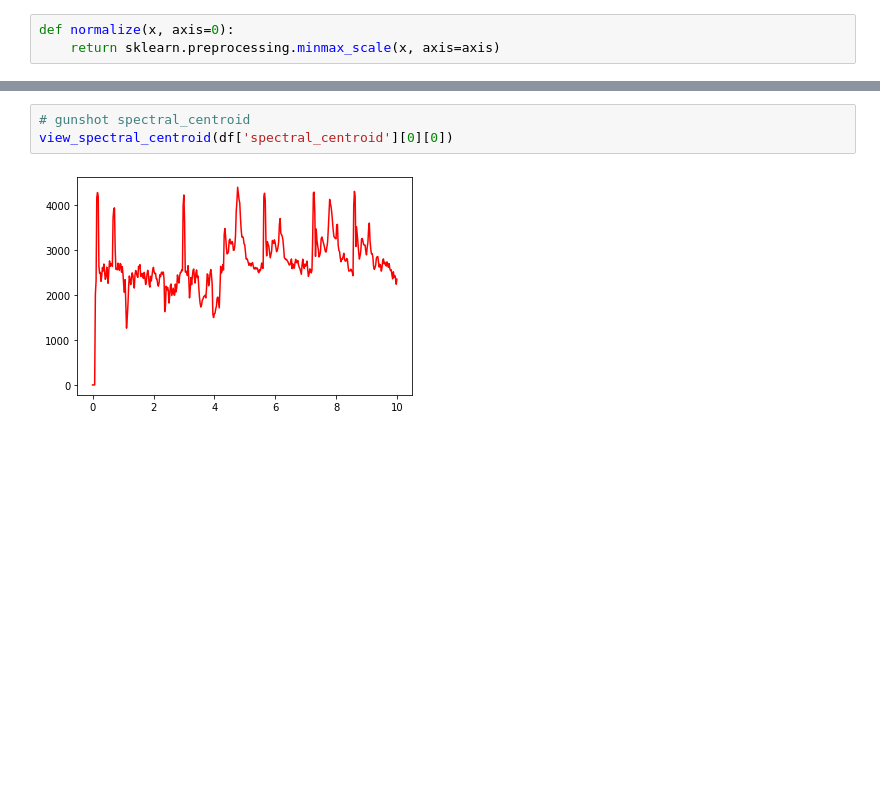
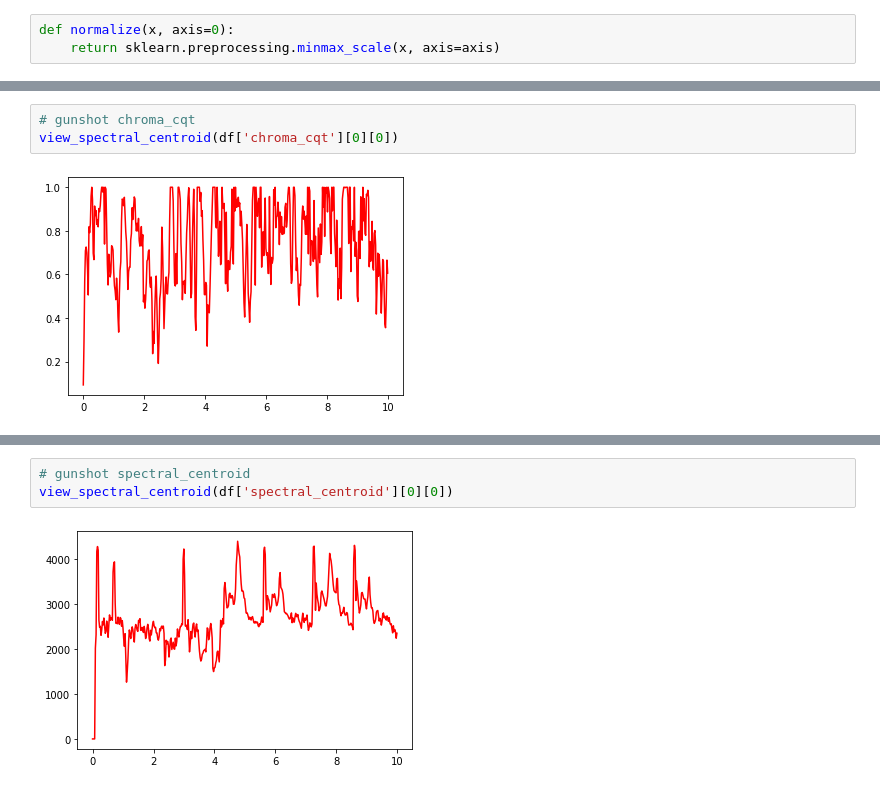
Before and after one commit to googleinterns/activity-recognition, a Jupyter notebook: location/lbs/activity/audioset/training/visualize_features.ipynb, the cells around one changed output, grey strips where cells are left out. Drawn from its saved outputs; the diff is of its cells as text; blank space fills up the shorter version.

```diff
--- a/location/lbs/activity/audioset/training/visualize_features.ipynb
+++ b/location/lbs/activity/audioset/training/visualize_features.ipynb
@@ -107,0 +123,5 @@ def view_spectral_centroid(feature):
+# %%
+# gunshot chroma_cqt
+view_spectral_centroid(df['chroma_cqt'][0][0])
+# %% [output]
+[figure, added]
```
Also changed, not shown: parts of 29 cells of this notebook.
